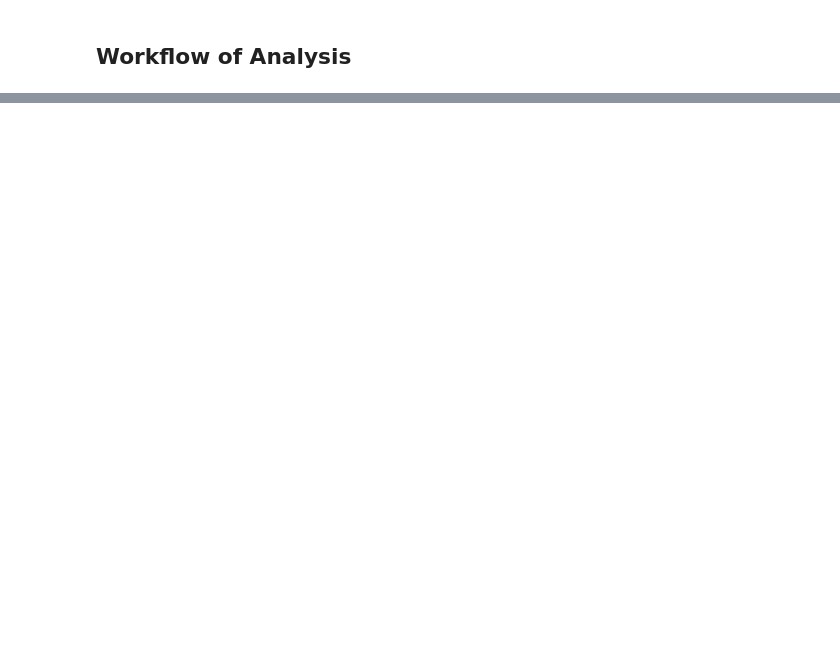
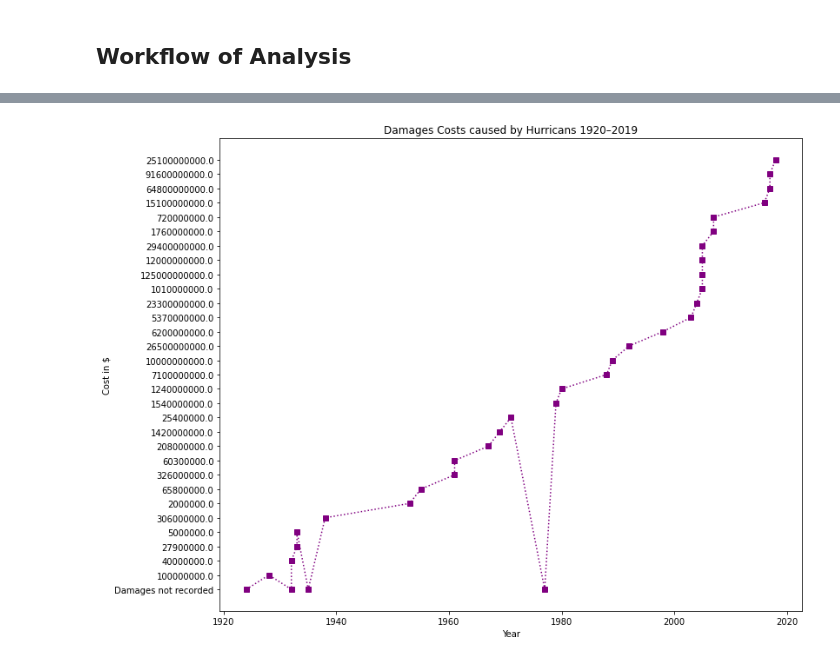
Before and after one commit to bravocharliemike/hurricane, a Jupyter notebook: hurricanes.ipynb, the cells around one changed output, grey strips where cells are left out. Drawn from its saved outputs; the diff is of its cells as text; code cells hidden in the pictures; blank space fills up the shorter version.

```diff
--- a/hurricanes.ipynb
+++ b/hurricanes.ipynb
@@ -269,0 +295,12 @@ hurricanes_by_damage = rate_hurricanes_by_damage(hurricanes)
+# %%
+plt.figure(figsize=(12,10))
+ax = plt.subplot()
+plt.plot(years, updated_damages,
+         marker='s', linestyle=':', color='purple')
+plt.title('Damages Costs caused by Hurricans 1920–2019')
+plt.xlabel('Year')
+plt.ylabel('Cost in $')
+
+plt.show()
+# %% [output]
+[figure, added]
```
Also changed, not shown: parts of 3 cells of this notebook.
